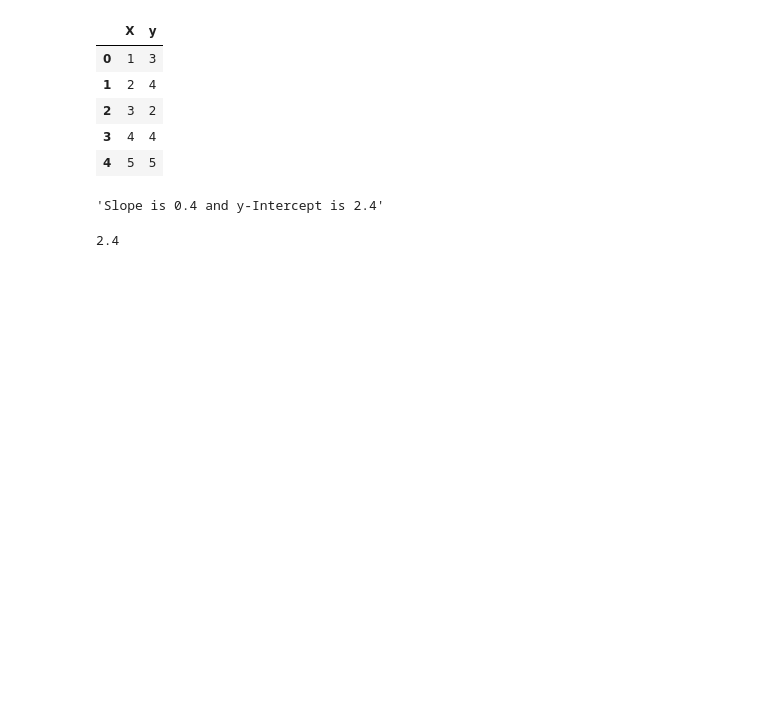
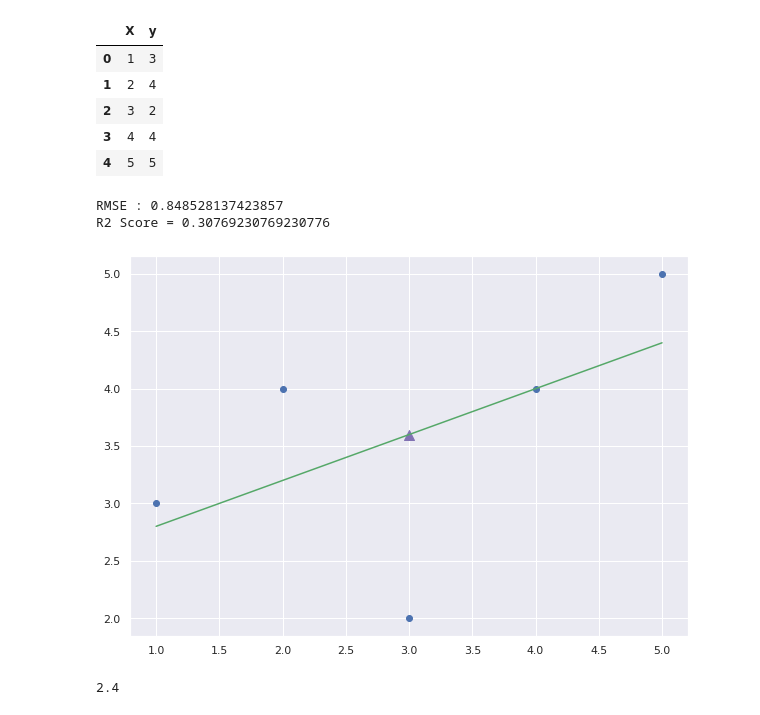
Before and after one commit to ASHOKKUMAR-K/Machine-Learning-Algorithms-From-Scratch, a Jupyter notebook: 01. Simple Linear Regression/Simple Linear Regression.ipynb, the cells around one changed output. Saved outputs shown, nothing was run; the diff lists cells and outputs as text; code cells hidden in the pictures; blank space fills up the shorter version.

Commit message:
Simple Linear Regression - Updated

```diff
--- a/01. Simple Linear Regression/Simple Linear Regression.ipynb
+++ b/01. Simple Linear Regression/Simple Linear Regression.ipynb
@@ -85,12 +129,14 @@ df
 | 2 | 3 | 2 |
 | 3 | 4 | 4 |
 | 4 | 5 | 5 |
+# %%
+own_regressor = SimpleLinearRegressor(visualization=True)
 # %%
-own_regressor = SimpleLinearRegressor(df['X'], df['y'])
+own_regressor.fit(df['X'], df['y'])
+# %% [output]
+RMSE : 0.848528137423857
+R2 Score = 0.30769230769230776
+[figure, added]
-# %%
-own_regressor.fit()
-# %% [output]
-'Slope is 0.4 and y-Intercept is 2.4'
 # %%
 own_regressor.intercept
 # %% [output]
```
Also changed, not shown: parts of 20 cells of this notebook.
